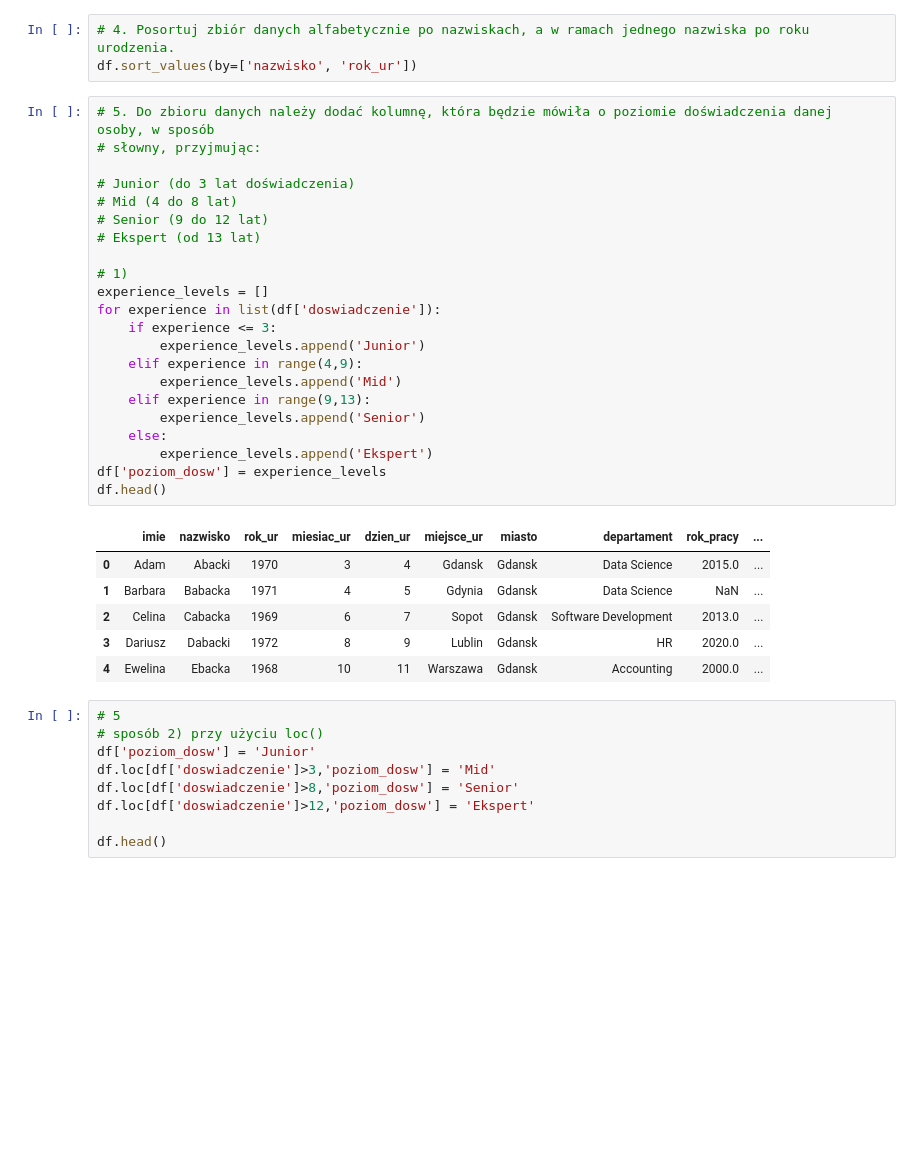
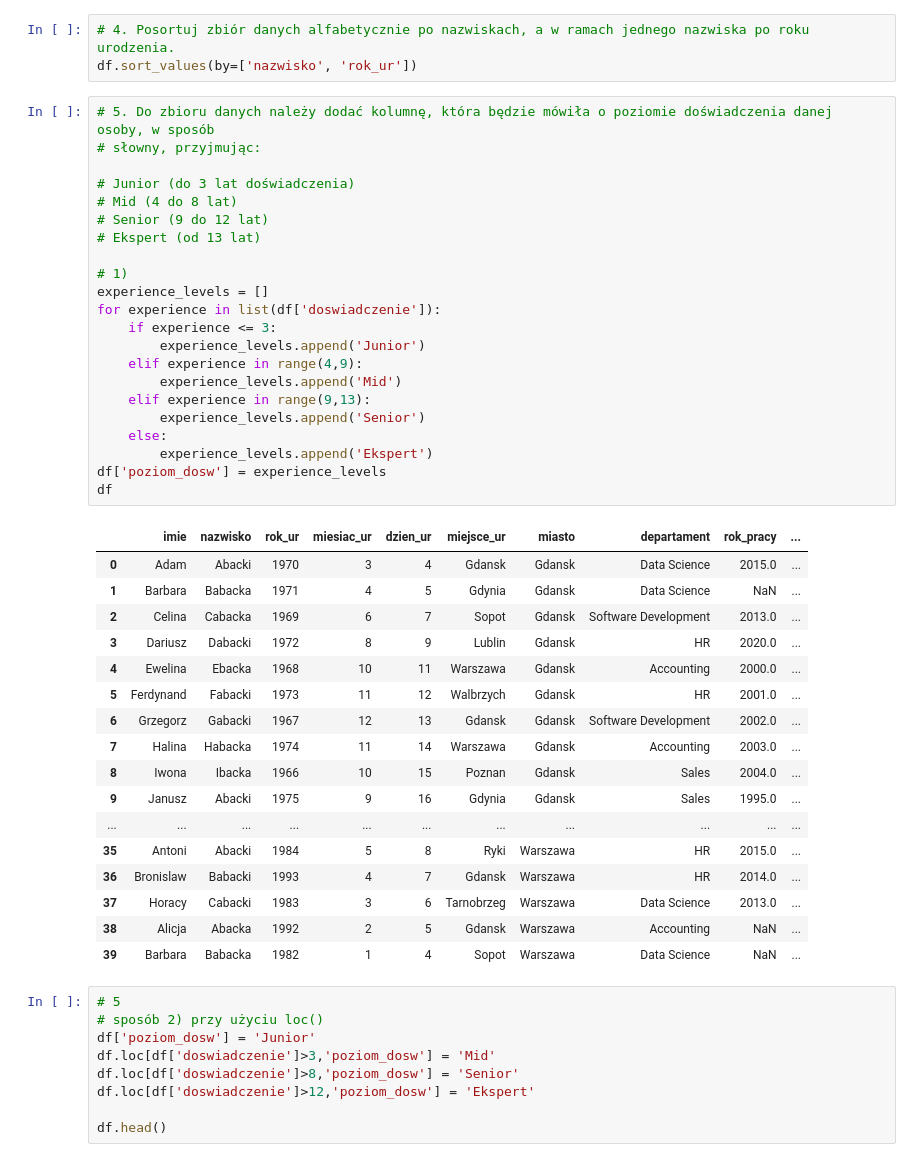
Before and after one commit to ambiwalencja/DataSciencePandas, a Jupyter notebook: Pandas_zadania.ipynb, the cells around one changed output. Cells and saved outputs as stored; diff of their text form; blank space fills up the shorter version.

```diff
--- a/Pandas_zadania.ipynb
+++ b/Pandas_zadania.ipynb
@@ -27,32 +27,43 @@ df.sort_values(by=['nazwisko', 'rok_ur'])
 # %%
 # 5. Do zbioru danych należy dodać kolumnę, która będzie mówiła o poziomie doświadczenia danej osoby, w sposób
 # słowny, przyjmując:
 
 # Junior (do 3 lat doświadczenia)
 # Mid (4 do 8 lat)
 # Senior (9 do 12 lat)
 # Ekspert (od 13 lat)
 
 # 1)
 experience_levels = []
 for experience in list(df['doswiadczenie']):
     if experience <= 3:
         experience_levels.append('Junior')
     elif experience in range(4,9):
         experience_levels.append('Mid')
     elif experience in range(9,13):
         experience_levels.append('Senior')
     else:
         experience_levels.append('Ekspert')
 df['poziom_dosw'] = experience_levels
-df.head()
+df
 # %% [output]
 |  | imie | nazwisko | rok_ur | miesiac_ur | dzien_ur | miejsce_ur | miasto | departament | rok_pracy | ... |
 | 0 | Adam | Abacki | 1970 | 3 | 4 | Gdansk | Gdansk | Data Science | 2015.0 | ... |
 | 1 | Barbara | Babacka | 1971 | 4 | 5 | Gdynia | Gdansk | Data Science | NaN | ... |
 | 2 | Celina | Cabacka | 1969 | 6 | 7 | Sopot | Gdansk | Software Development | 2013.0 | ... |
 | 3 | Dariusz | Dabacki | 1972 | 8 | 9 | Lublin | Gdansk | HR | 2020.0 | ... |
 | 4 | Ewelina | Ebacka | 1968 | 10 | 11 | Warszawa | Gdansk | Accounting | 2000.0 | ... |
+| 5 | Ferdynand | Fabacki | 1973 | 11 | 12 | Walbrzych | Gdansk | HR | 2001.0 | ... |
+| 6 | Grzegorz | Gabacki | 1967 | 12 | 13 | Gdansk | Gdansk | Software Development | 2002.0 | ... |
+| 7 | Halina | Habacka | 1974 | 11 | 14 | Warszawa | Gdansk | Accounting | 2003.0 | ... |
+| 8 | Iwona | Ibacka | 1966 | 10 | 15 | Poznan | Gdansk | Sales | 2004.0 | ... |
+| 9 | Janusz | Abacki | 1975 | 9 | 16 | Gdynia | Gdansk | Sales | 1995.0 | ... |
+| ... | ... | ... | ... | ... | ... | ... | ... | ... | ... | ... |
+| 35 | Antoni | Abacki | 1984 | 5 | 8 | Ryki | Warszawa | HR | 2015.0 | ... |
+| 36 | Bronislaw | Babacki | 1993 | 4 | 7 | Gdansk | Warszawa | HR | 2014.0 | ... |
+| 37 | Horacy | Cabacki | 1983 | 3 | 6 | Tarnobrzeg | Warszawa | Data Science | 2013.0 | ... |
+| 38 | Alicja | Abacka | 1992 | 2 | 5 | Gdansk | Warszawa | Accounting | NaN | ... |
+| 39 | Barbara | Babacka | 1982 | 1 | 4 | Sopot | Warszawa | Data Science | NaN | ... |
 # %%
 # 5
 # sposób 2) przy użyciu loc()
```
Also changed, not shown: parts of 5 cells of this notebook.
